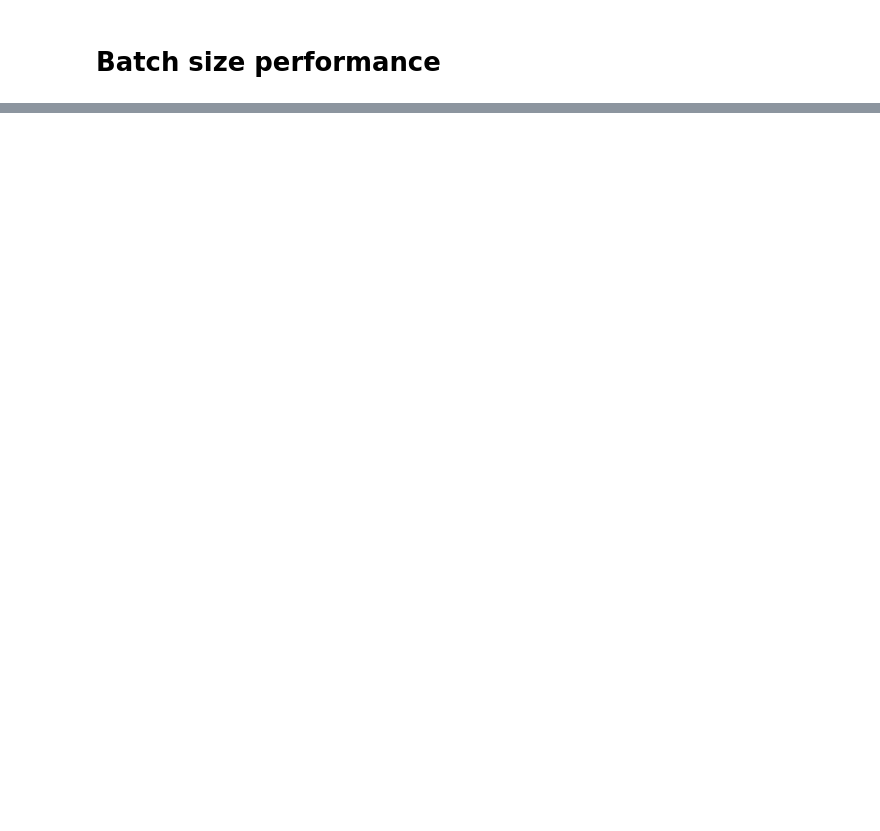
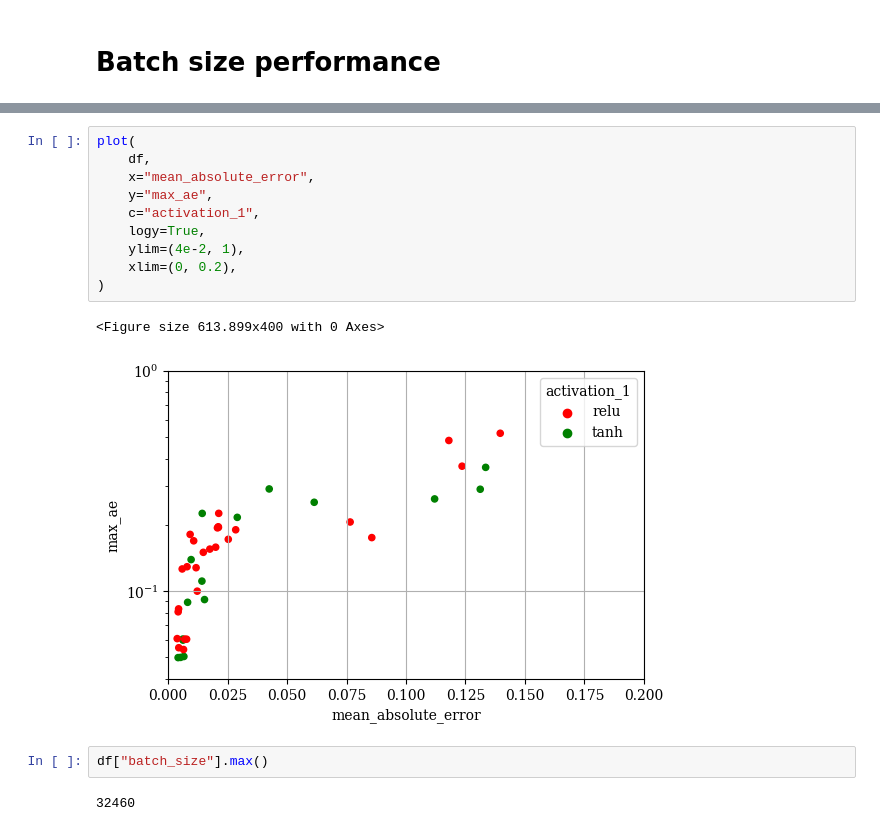
Before and after one commit to Davidxdydz/TrapDiffusion, a Jupyter notebook: Evaluation.ipynb, the cells around one changed output, grey strips where cells are left out. Drawn from its saved outputs; the diff is of its cells as text; blank space fills up the shorter version.

```diff
--- a/Evaluation.ipynb
+++ b/Evaluation.ipynb
@@ -105,0 +87,17 @@ best_model["mean_mae"], best_model["max_mae"], best_model["mass_loss_mean"], bes
+# %%
+plot(
+    df,
+    x="mean_absolute_error",
+    y="max_ae",
+    c="activation_1",
+    logy=True,
+    ylim=(4e-2, 1),
+    xlim=(0, 0.2),
+)
+# %% [output]
+<Figure size 613.899x400 with 0 Axes>
+[figure, added]
+# %%
+df["batch_size"].max()
+# %% [output]
+32460
```
Also changed, not shown: parts of 36 cells of this notebook.
